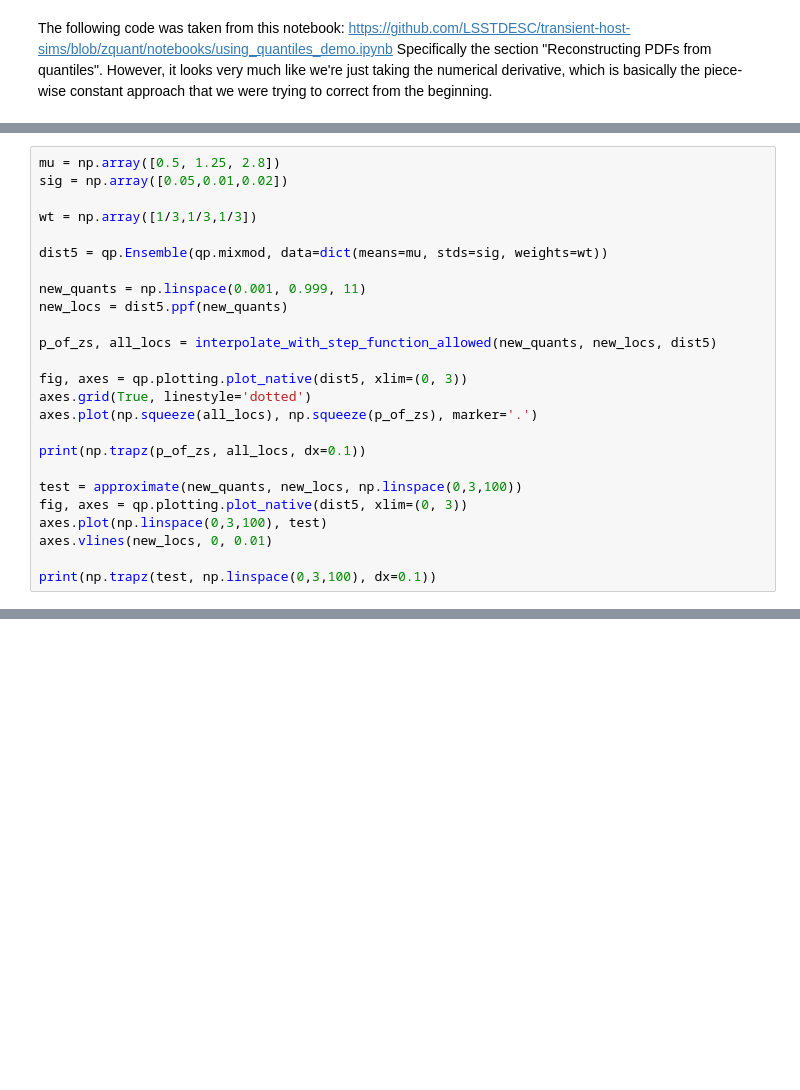
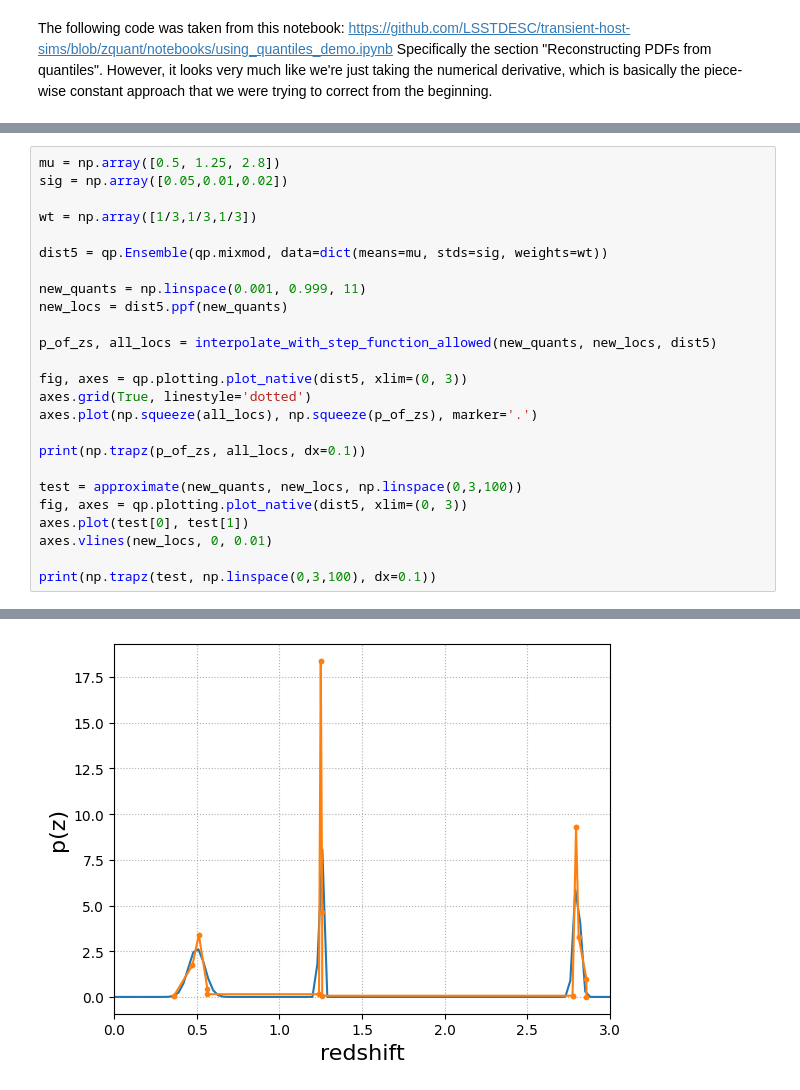
Before and after one commit to aimalz/qp, a Jupyter notebook: nb/quantile_parameterization_under_the_curve_impl.ipynb, the cells around one changed output, grey strips where cells are left out. Drawn from its saved outputs; the diff is of its cells as text; blank space fills up the shorter version.

```diff
--- a/nb/quantile_parameterization_under_the_curve_impl.ipynb
+++ b/nb/quantile_parameterization_under_the_curve_impl.ipynb
@@ -574,7 +623,8 @@ print(np.trapz(p_of_zs, all_locs, dx=0.1))
 
 test = approximate(new_quants, new_locs, np.linspace(0,3,100))
 fig, axes = qp.plotting.plot_native(dist5, xlim=(0, 3))
-axes.plot(np.linspace(0,3,100), test)
+axes.plot(test[0], test[1])
 axes.vlines(new_locs, 0, 0.01)
 
 print(np.trapz(test, np.linspace(0,3,100), dx=0.1))
+# %% [output]
@@ -580,0 +648 @@ print(np.trapz(test, np.linspace(0,3,100), dx=0.1))
+[figure, added]
```
Also changed, not shown: parts of 13 cells of this notebook.
